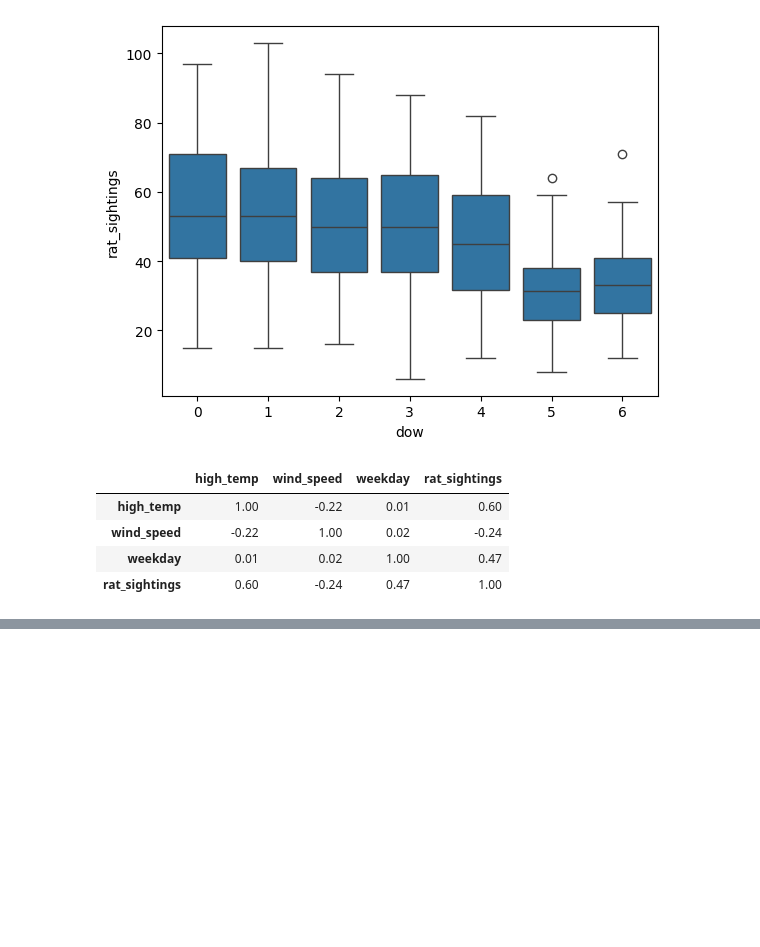
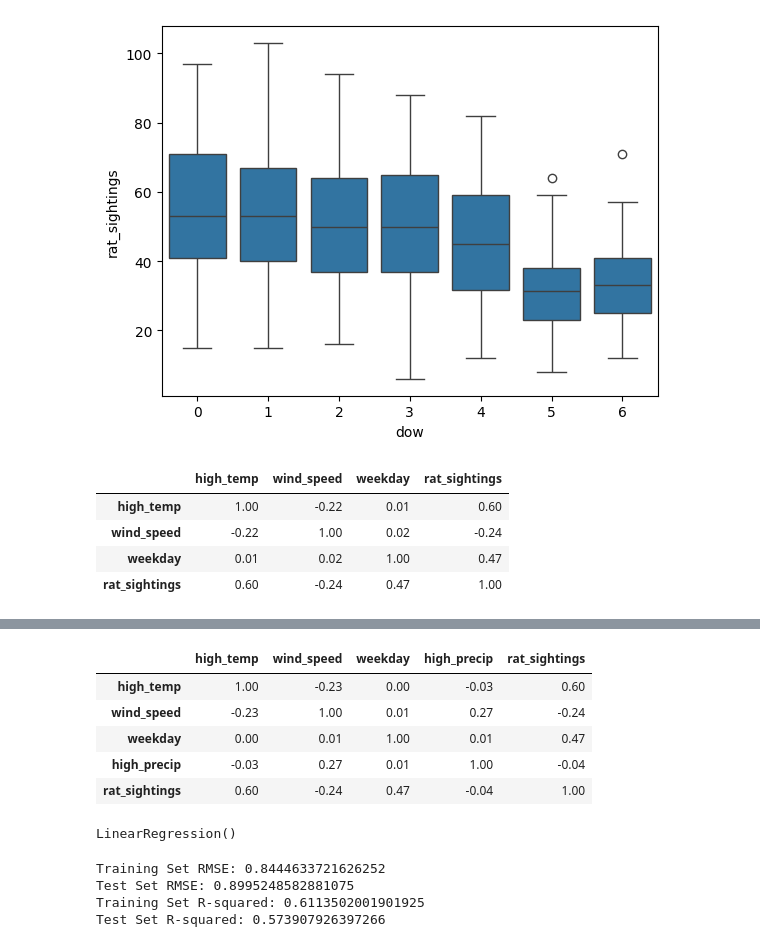
Before and after one commit to oliveiraphm/effective-data-analysis, a Jupyter notebook: src/ch09.ipynb, the cells around one changed output, grey strips where cells are left out. Saved outputs shown, nothing was run; the diff lists cells and outputs as text; code cells hidden in the pictures; blank space fills up the shorter version.

```diff
--- a/src/ch09.ipynb
+++ b/src/ch09.ipynb
@@ -109,0 +206,52 @@ rats_weather[
+# %%
+rats_weather["high_precip"] = (
+rats_weather["precip"] > 0.1
+).astype(int)
+
+rats_weather[
+    ["high_temp", "wind_speed", "weekday", "high_precip", "rat_sightings"]
+].corr().round(2)
+# %% [output]
+|  | high_temp | wind_speed | weekday | high_precip | rat_sightings |
+| high_temp | 1.00 | -0.23 | 0.00 | -0.03 | 0.60 |
+| wind_speed | -0.23 | 1.00 | 0.01 | 0.27 | -0.24 |
+| weekday | 0.00 | 0.01 | 1.00 | 0.01 | 0.47 |
+| high_precip | -0.03 | 0.27 | 0.01 | 1.00 | -0.04 |
+| rat_sightings | 0.60 | -0.24 | 0.47 | -0.04 | 1.00 |
+# %%
+from sklearn.model_selection import train_test_split
+from sklearn.metrics import mean_squared_error
+from sklearn.linear_model import LinearRegression
+
+X = rats_weather[["high_temp", "wind_speed", "weekday"]]
+y = np.sqrt(rats_weather["rat_sightings"])
+
+X_train, X_test, y_train, y_test = train_test_split(
+    X, y, test_size=0.2, random_state=99
+)    #C
+
+model = LinearRegression()
+model.fit(X_train, y_train)
+# %% [output]
+LinearRegression()
+# %%
+from sklearn.metrics import mean_squared_error
+
+y_pred_train = model.predict(X_train)
+y_pred = model.predict(X_test)
+
+r2_train = model.score(X_train, y_train)
+r2_test = model.score(X_test, y_test)
+
+rmse_train = np.sqrt(mean_squared_error(y_train, y_pred_train))
+rmse_test = np.sqrt(mean_squared_error(y_test, y_pred))
+
+print(f"Training Set RMSE: {rmse_train}")
+print(f"Test Set RMSE: {rmse_test}")
+print(f"Training Set R-squared: {r2_train}")
+print(f"Test Set R-squared: {r2_test}")
+# %% [output]
+Training Set RMSE: 0.8444633721626252
+Test Set RMSE: 0.8995248582881075
+Training Set R-squared: 0.6113502001901925
+Test Set R-squared: 0.573907926397266
```
Also changed, not shown: parts of 9 cells of this notebook, 1 other file.
